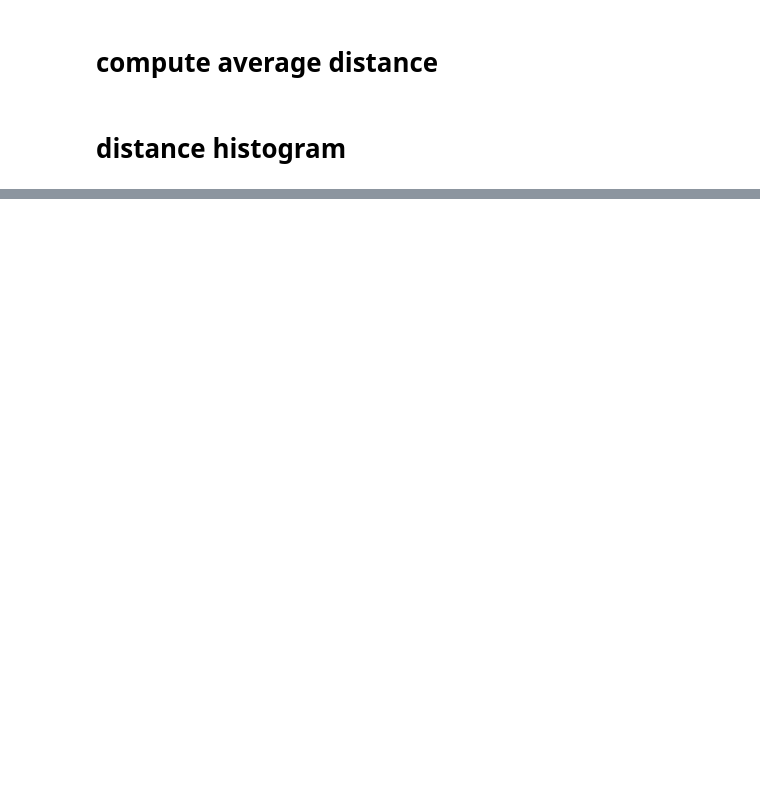
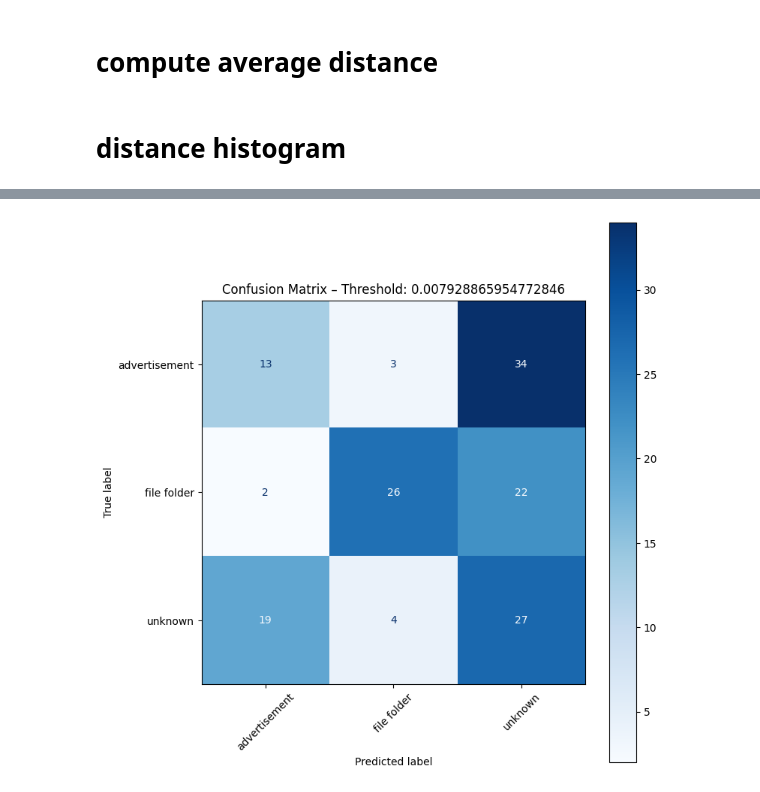
Before and after one commit to lucahuen/bachelor_siamese_network, a Jupyter notebook: rvl_cdip_siamese_triplet.ipynb, the cells around one changed output, grey strips where cells are left out. Drawn from its saved outputs; the diff is of its cells as text; code cells hidden in the pictures; blank space fills up the shorter version.

Commit message:
Triplet Model now has confusion matrix code

```diff
--- a/rvl_cdip_siamese_triplet.ipynb
+++ b/rvl_cdip_siamese_triplet.ipynb
@@ -602,0 +849,20 @@ Overall accuracy: 53.91%
+# %%
+dataset_with_old_classes = TripletLossDataset(allowed_classes=ALLOWED_CLASSES, split="val", transform=transform,
+                                              max_samples_per_class=50)
+dataloader_with_old_classes = DataLoader(dataset=dataset_with_old_classes, batch_size=1, shuffle=False)
+
+dists = []
+net.eval()
+with torch.inference_mode():
+    for batch in dataloader_with_old_classes:
+        a, p, n, a_cls, n_cls = batch
+        mapped_a_cls = ALLOWED_CLASSES[a_cls]
+        mapped_n_cls = ALLOWED_CLASSES[n_cls]
+
+        dist1 = predict_class_of_img(net, a, known_class_datasets, give_raw_value=True)
+        dist2 = predict_class_of_img(net, n, known_class_datasets, give_raw_value=True)
+        dists.append(dist1)
+        dists.append(dist2)
+# %%
+mean_dist = np.mean(dists)
+print(mean_dist)
@@ -602,0 +871,77 @@ Overall accuracy: 53.91%
+# %%
+import os
+from sklearn.metrics import confusion_matrix, ConfusionMatrixDisplay, recall_score, precision_score
+import matplotlib.pyplot as plt
+from collections import Counter
+
+class_to_idx = {cls: i for i, cls in enumerate(ALLOWED_CLASSES)}
+idx_to_class = dict(enumerate(NEW_ALLOWED_CLASSES))
+unknown_id = -1
+
+# Thresholds definieren
+# THRESHOLDS = [mean_dist - 0.05, mean_dist, mean_dist + 0.05]
+THRESHOLDS = [mean_dist]
+MAX_IMAGES = 100000
+strategy_prefix = "r" if TEMPLATE_STRATEGY == "RANDOM" else "f" if TEMPLATE_STRATEGY == "FAR" else "x"
+FILE_PREFIX = f"{len(ALLOWED_CLASSES)}_{TEMPLATE_COUNT}{strategy_prefix}"
+
+# Optional: Verzeichnis zum Speichern der Plots
+os.makedirs("confusion_matrices", exist_ok=True)
+output_file = os.path.join("confusion_matrices", f"{FILE_PREFIX}_metrics.txt")
+with open(output_file, "w", encoding="utf-8") as f:
+    for THRESHOLD in THRESHOLDS:
+        print(f"\n================= Threshold: {THRESHOLD} =================")
+        f.write(f"\n================= Threshold: {THRESHOLD} =================\n")
+
+        all_preds, all_labels = [], []
+        img_count = 0
+
+        net.eval()
+        with torch.inference_mode():
+            for batch in dataloader_with_new_classes:
+                anc, _, _, anc_class, _ = batch
+
+                for img, lbl_idx in zip(anc, anc_class):
+                    if img_count >= MAX_IMAGES:
+                        break
+
+                    original_cls = idx_to_class[lbl_idx.item()]
+                    mapped_true = class_to_idx.get(original_cls, unknown_id)
+                    all_labels.append(mapped_true)
+
+                    img = img.unsqueeze(0).to(device)
+                    pred_cls = predict_class_of_img(net, img, known_class_datasets, threshold=THRESHOLD)
+                    mapped_pred = class_to_idx.get(pred_cls, unknown_id) if pred_cls != -1 else unknown_id
+                    all_preds.append(mapped_pred)
+
+                    img_count += 1
+                if img_count >= MAX_IMAGES:
+                    break
+
+        known_ids = list(class_to_idx.values())
+        all_ids = known_ids + [unknown_id]
+        label_names = [class_names[c] for c in ALLOWED_CLASSES] + ["unknown"]
+
+        cm = confusion_matrix(all_labels, all_preds, labels=all_ids)
+
+        fig, ax = plt.subplots(figsize=(8, 8))
+        disp = ConfusionMatrixDisplay(cm, display_labels=label_names)
+        disp.plot(ax=ax, xticks_rotation=45, cmap="Blues")
+        plt.title(f"Confusion Matrix – Threshold: {THRESHOLD}")
+        plt.tight_layout()
+        plt.savefig(f"confusion_matrices/{FILE_PREFIX}_{int(THRESHOLD * 100):02d}.png")
+        plt.show()
+
+        recall_per_class = recall_score(all_labels, all_preds, labels=all_ids, average=None)
+        precision_per_class = precision_score(all_labels, all_preds, labels=all_ids, average=None)
+
+        for i, class_name in enumerate(label_names):
+            recall_str = f"{recall_per_class[i]:.2%}"
+            precision_str = f"{precision_per_class[i]:.2%}"
+            print(f"Klasse '{class_name}':")
+            print(f"  -> Recall:    {recall_str}")
+            print(f"  -> Precision: {precision_str}")
+            f.write(f"Klasse '{class_name}':\n")
+            f.write(f"  -> Recall:    {recall_str}\n")
+            f.write(f"  -> Precision: {precision_str}\n")
+# %% [output]
@@ -602,0 +949 @@ Overall accuracy: 53.91%
+[figure, added]
```
Also changed, not shown: parts of 23 cells of this notebook, 1 other file.
